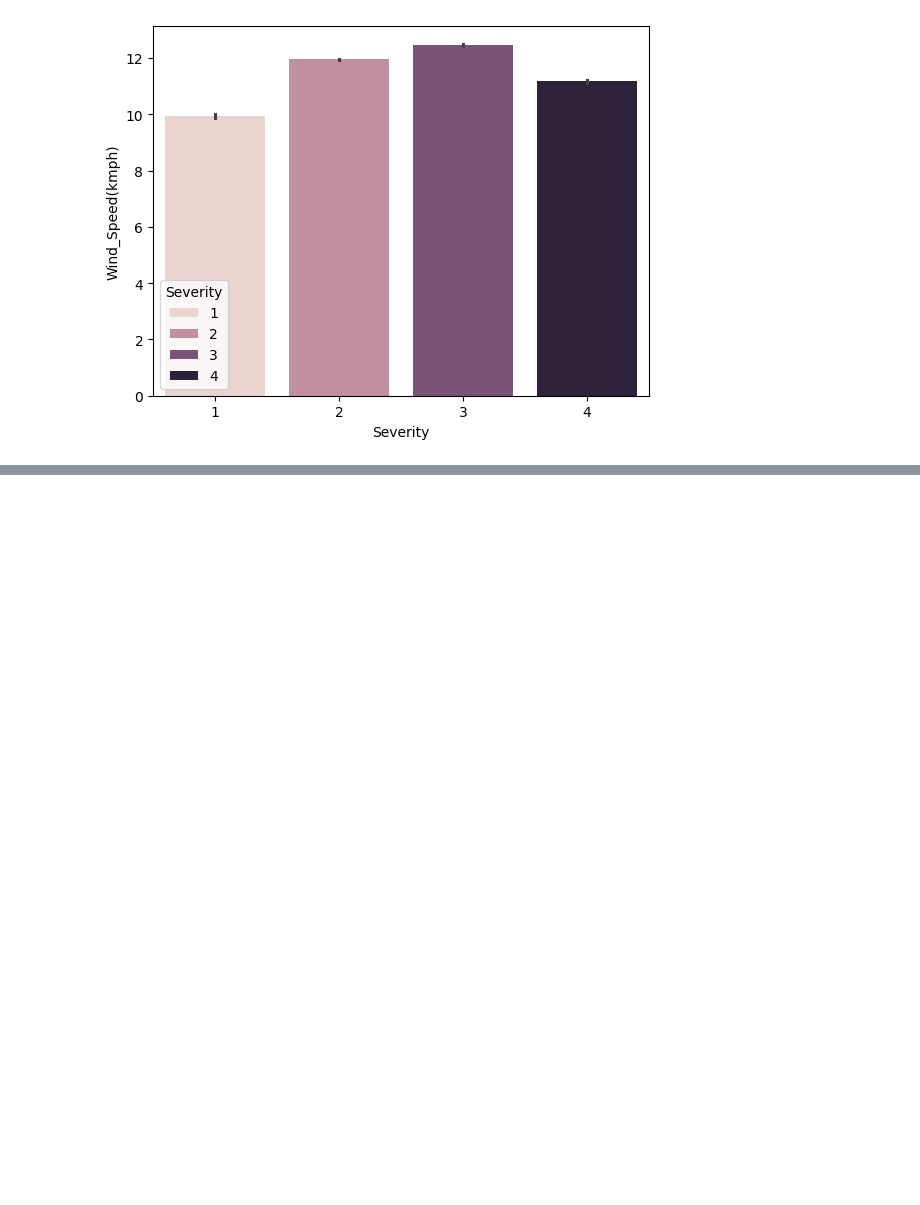
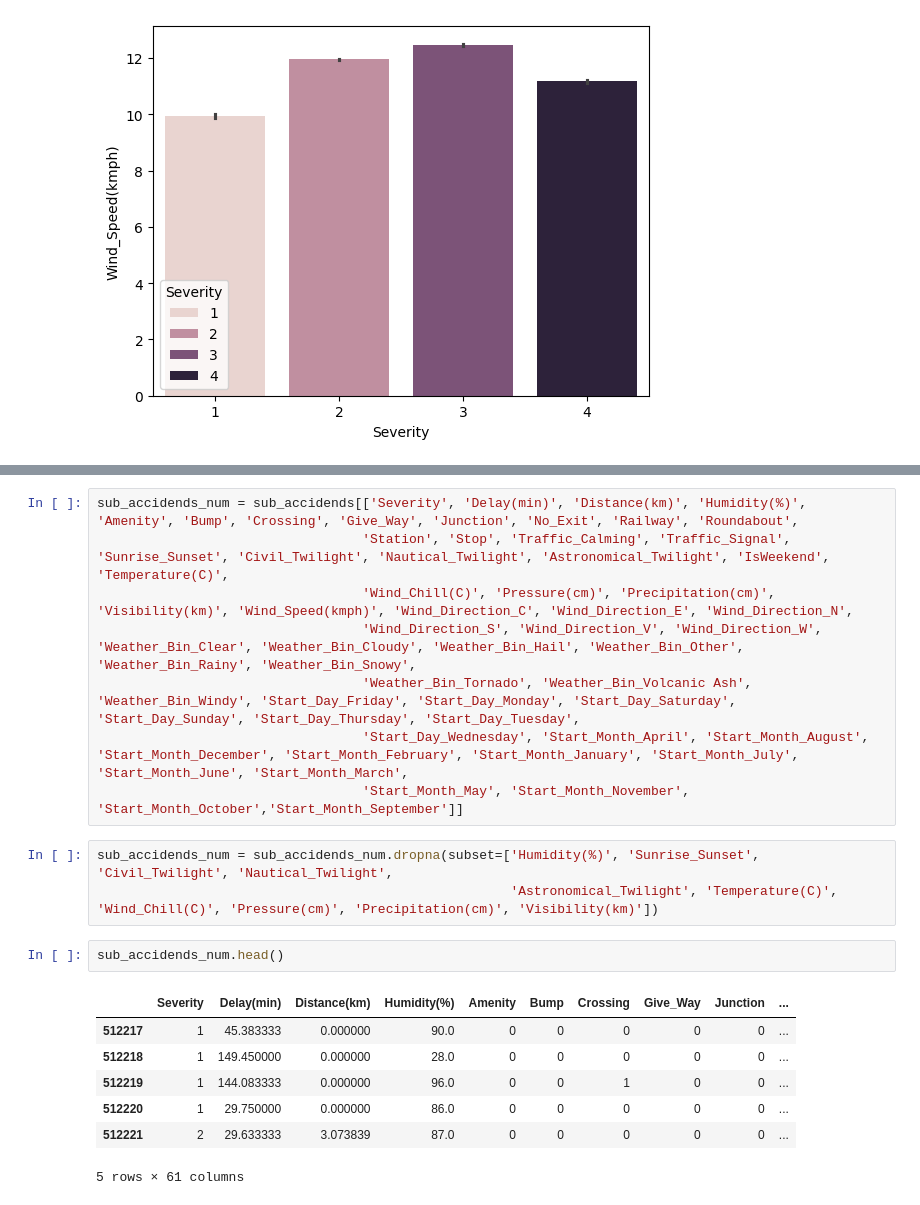
Before and after one commit to reza370/ML_group_project, a Jupyter notebook: accidents.ipynb, the cells around one changed output, grey strips where cells are left out. Drawn from its saved outputs; the diff is of its cells as text; blank space fills up the shorter version.

```diff
--- a/accidents.ipynb
+++ b/accidents.ipynb
@@ -532,0 +588,21 @@ plt.show()
+# %%
+sub_accidends_num = sub_accidends[['Severity', 'Delay(min)', 'Distance(km)', 'Humidity(%)', 'Amenity', 'Bump', 'Crossing', 'Give_Way', 'Junction', 'No_Exit', 'Railway', 'Roundabout',
+                                  'Station', 'Stop', 'Traffic_Calming', 'Traffic_Signal', 'Sunrise_Sunset', 'Civil_Twilight', 'Nautical_Twilight', 'Astronomical_Twilight', 'IsWeekend', 'Temperature(C)',
+                                  'Wind_Chill(C)', 'Pressure(cm)', 'Precipitation(cm)', 'Visibility(km)', 'Wind_Speed(kmph)', 'Wind_Direction_C', 'Wind_Direction_E', 'Wind_Direction_N',
+                                  'Wind_Direction_S', 'Wind_Direction_V', 'Wind_Direction_W', 'Weather_Bin_Clear', 'Weather_Bin_Cloudy', 'Weather_Bin_Hail', 'Weather_Bin_Other', 'Weather_Bin_Rainy', 'Weather_Bin_Snowy',
+                                  'Weather_Bin_Tornado', 'Weather_Bin_Volcanic Ash', 'Weather_Bin_Windy', 'Start_Day_Friday', 'Start_Day_Monday', 'Start_Day_Saturday', 'Start_Day_Sunday', 'Start_Day_Thursday', 'Start_Day_Tuesday',
+                                  'Start_Day_Wednesday', 'Start_Month_April', 'Start_Month_August', 'Start_Month_December', 'Start_Month_February', 'Start_Month_January', 'Start_Month_July', 'Start_Month_June', 'Start_Month_March',
+                                  'Start_Month_May', 'Start_Month_November', 'Start_Month_October','Start_Month_September']]
+# %%
+sub_accidends_num = sub_accidends_num.dropna(subset=['Humidity(%)', 'Sunrise_Sunset', 'Civil_Twilight', 'Nautical_Twilight',
+                                                     'Astronomical_Twilight', 'Temperature(C)', 'Wind_Chill(C)', 'Pressure(cm)', 'Precipitation(cm)', 'Visibility(km)'])
+# %%
+sub_accidends_num.head()
+# %% [output]
+|  | Severity | Delay(min) | Distance(km) | Humidity(%) | Amenity | Bump | Crossing | Give_Way | Junction | ... |
+| 512217 | 1 | 45.383333 | 0.000000 | 90.0 | 0 | 0 | 0 | 0 | 0 | ... |
+| 512218 | 1 | 149.450000 | 0.000000 | 28.0 | 0 | 0 | 0 | 0 | 0 | ... |
+| 512219 | 1 | 144.083333 | 0.000000 | 96.0 | 0 | 0 | 1 | 0 | 0 | ... |
+| 512220 | 1 | 29.750000 | 0.000000 | 86.0 | 0 | 0 | 0 | 0 | 0 | ... |
+| 512221 | 2 | 29.633333 | 3.073839 | 87.0 | 0 | 0 | 0 | 0 | 0 | ... |
+5 rows × 61 columns
```
Also changed, not shown: parts of 15 cells of this notebook.
